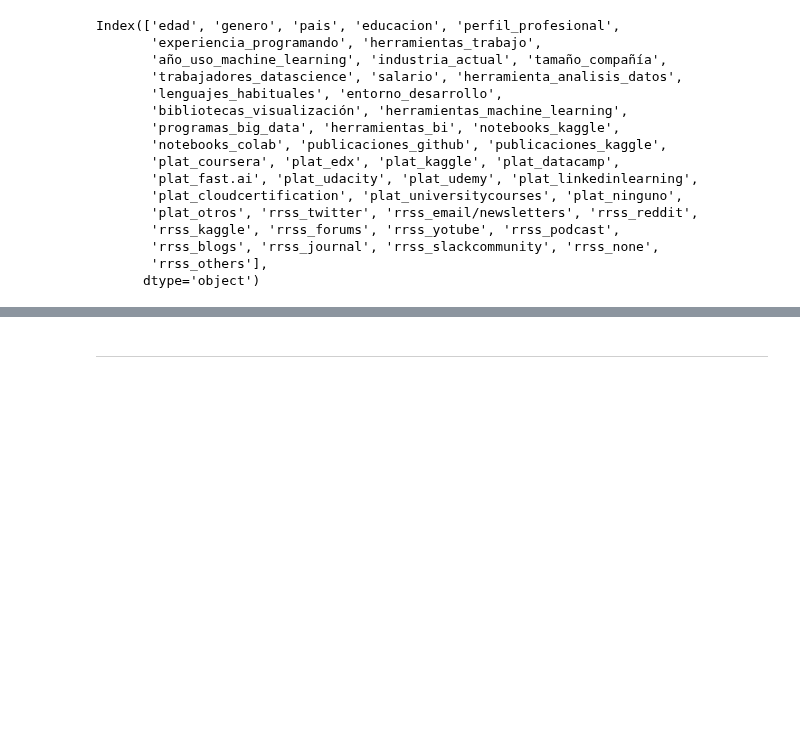
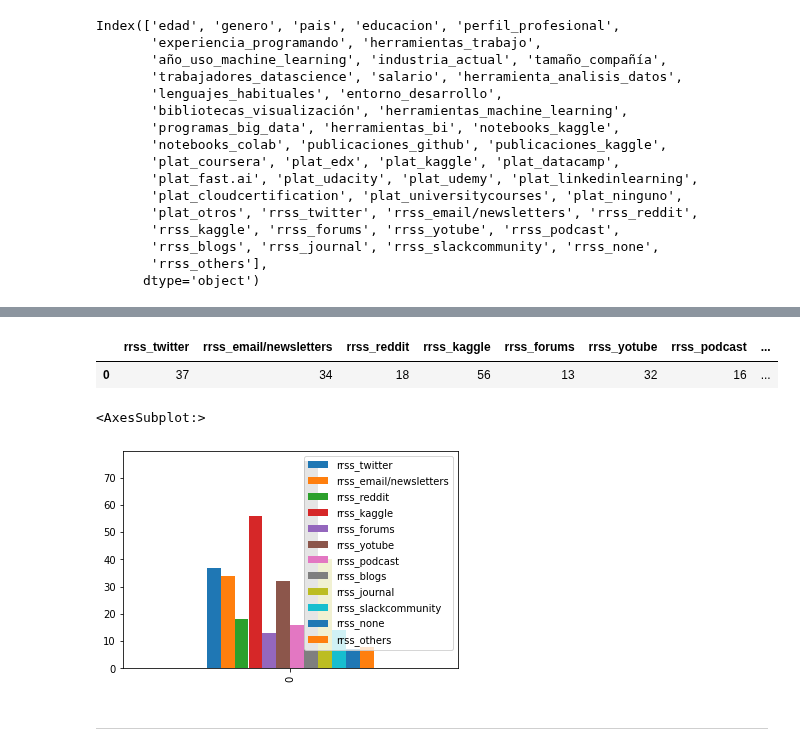
Before and after one commit to Adalab/project-da-promo-A-module-2-team-2, a Jupyter notebook: pruebas proyecto.ipynb, the cells around one changed output, grey strips where cells are left out. Cells and saved outputs as stored; diff of their text form; code cells hidden in the pictures; blank space fills up the shorter version.

```diff
--- a/pruebas proyecto.ipynb
+++ b/pruebas proyecto.ipynb
@@ -28,3 +11,7 @@ Name: publicaciones_kaggle, dtype: int64
+# %%
+df= df[(df["pais"].isin(["United States of America","Spain"])) &
+                 (df["experiencia_programando"].isin(["10-20 years"]))&
+                (df["perfil_profesional"].isin(["Data Scientist"]))]
 # %%
 df_publicaciones= pd.DataFrame([{'Kaggle': 3065,
      'Github': 4586}])
@@ -123,3 +77,31 @@ df_plataformas.plot.bar()
+# %%
+dicc={'rrss_twitter': [], 'rrss_email/newsletters':[],'rrss_reddit': [], 'rrss_kaggle': [],  'rrss_forums': [], 'rrss_yotube': [], 'rrss_podcast':[],'rrss_blogs':[],'rrss_journal':[],'rrss_slackcommunity':[],'rrss_none':[],'rrss_others':[] }
+# %%
+
+dicc['rrss_twitter'].append(df['rrss_twitter'].value_counts()[0])
+dicc['rrss_email/newsletters'].append(df['rrss_email/newsletters'].value_counts()[0])
+dicc['rrss_reddit'].append(df['rrss_reddit'].value_counts()[0])
+dicc['rrss_kaggle'].append(df['rrss_kaggle'].value_counts()[0])
+dicc['rrss_forums'].append(df['rrss_forums'].value_counts()[0])
+dicc['rrss_yotube'].append(df['rrss_yotube'].value_counts()[0])
+dicc['rrss_podcast'].append(df['rrss_podcast'].value_counts()[0])
+dicc['rrss_blogs'].append(df['rrss_blogs'].value_counts()[0])
+dicc['rrss_journal'].append(df['rrss_journal'].value_counts()[0])
+dicc['rrss_slackcommunity'].append(df['rrss_slackcommunity'].value_counts()[0])
+dicc['rrss_none'].append(df['rrss_none'].value_counts()[0])
+dicc['rrss_others'].append(df['rrss_others'].value_counts()[0])
+# %%
+df_rrss= pd.DataFrame(dicc)
+df_rrss
+# %% [output]
+|  | rrss_twitter | rrss_email/newsletters | rrss_reddit | rrss_kaggle | rrss_forums | rrss_yotube | rrss_podcast | ... |
+| 0 | 37 | 34 | 18 | 56 | 13 | 32 | 16 | ... |
+# %%
+#Donde publican estudios
+df_rrss.plot.bar()
+# %% [output]
+<AxesSubplot:>
+[figure, added]
 # %% [markdown]
 ---
 # %% [markdown]
```
Also changed, not shown: parts of 35 cells of this notebook, 2 other files.
